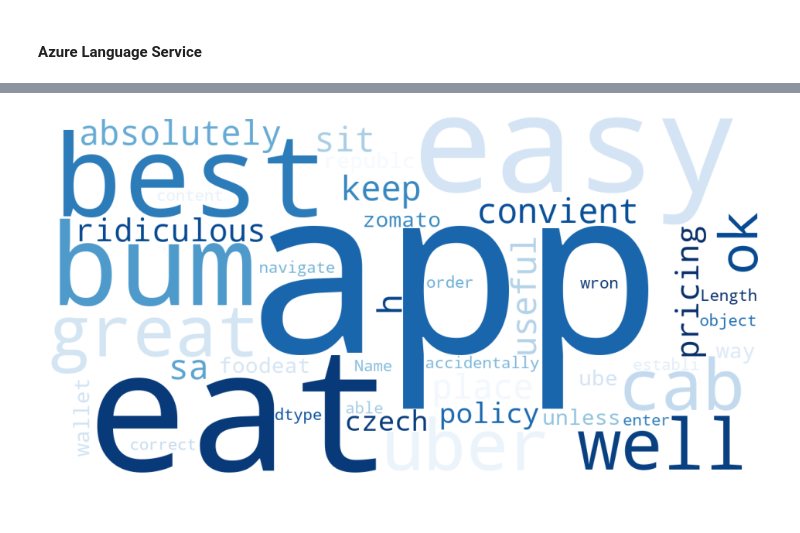
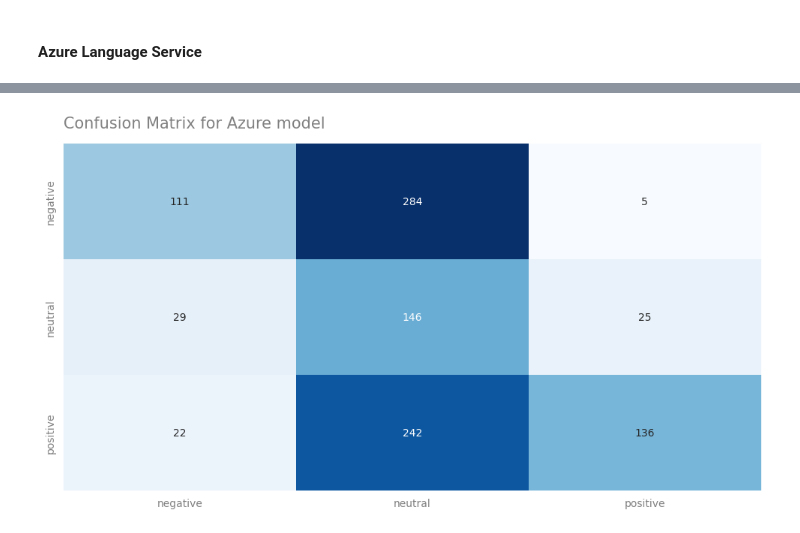
Before and after one commit to OgrodowskiJedrzej/Food-Apps-Review-Revisit, a Jupyter notebook: main.ipynb, the cells around one changed output, grey strips where cells are left out. Cells and saved outputs as stored; diff of their text form; code cells hidden in the pictures.

```diff
--- a/main.ipynb
+++ b/main.ipynb
@@ -481,15 +498,19 @@ plt.show()
-# %%
-wordcloud = WordCloud(
-    background_color='white',
-    random_state=22,
-    width=1200,
-    height=600,
-    colormap='Blues'
-).generate(str(subset['content']))
-
-fig = plt.figure(figsize=(12,6))
-plt.imshow(wordcloud)
-plt.axis('off')
-plt.show()
-# %% [output]
-[figure, removed]
+# %%
+labelMapping = {0: 'negative', 1: 'neutral', 2: 'positive'}
+
+cm = confusion_matrix(subset['sentiment'], subset['AzurePredictedSentiment'])
+
+labels = [labelMapping[i] for i in sorted(labelMapping.keys())]
+
+plt.figure(figsize=(12, 6))
+sns.heatmap(cm, annot=True, fmt="d", cmap="Blues",
+            xticklabels=labels, yticklabels=labels, cbar=False)
+plt.title('Confusion Matrix for Azure model',
+          loc='left', fontsize=15, color='grey', pad=15)
+plt.xticks(color='grey')
+plt.yticks(color='grey')
+plt.tick_params(bottom=False)
+plt.tick_params(left=False)
+plt.show()
+# %% [output]
+[figure, added]
```
Also changed, not shown: parts of 10 cells of this notebook, 2 other files.
